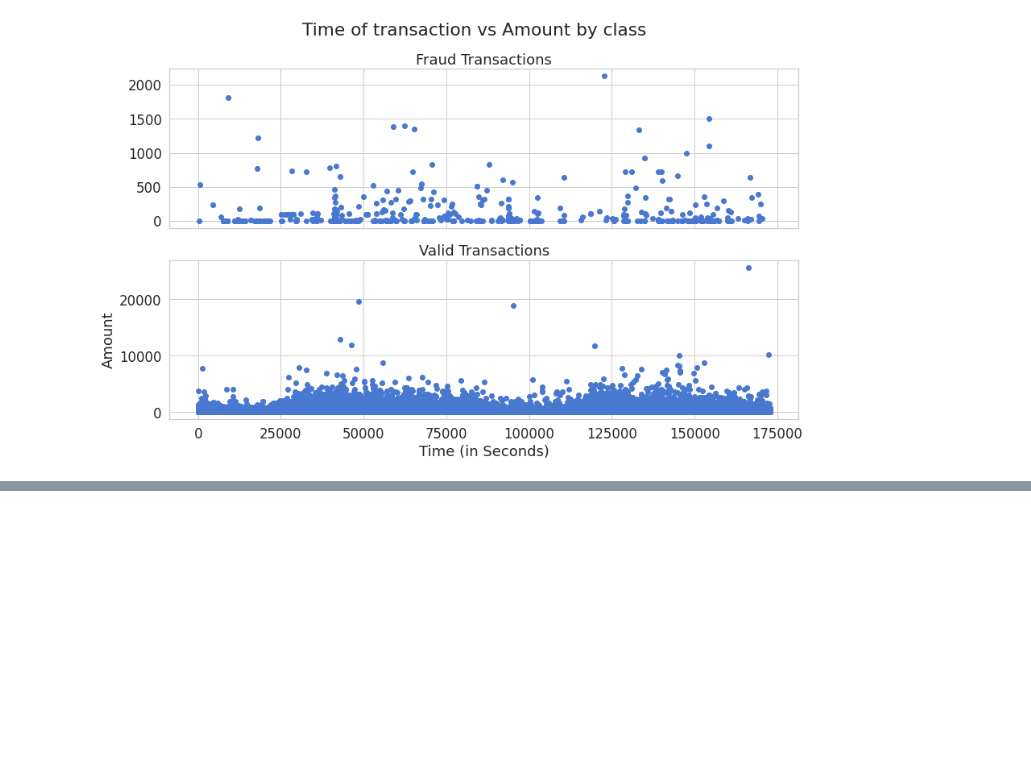
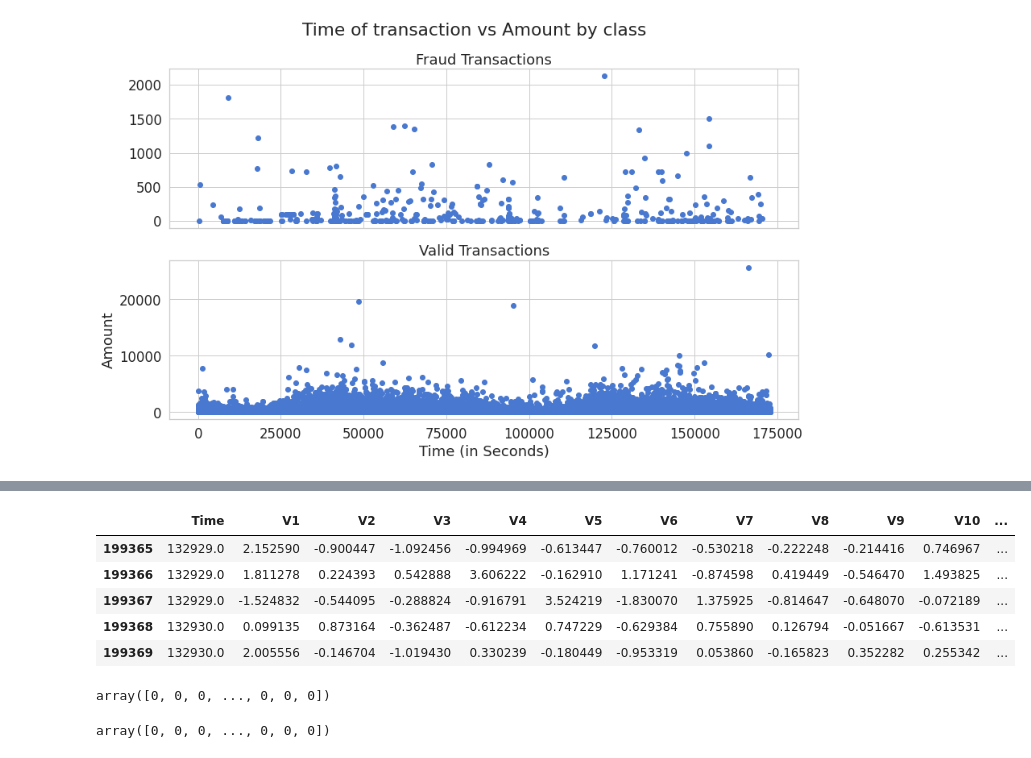
Before and after one commit to SyedHuzaifa007/PIAIC-Deep-Learning-Assignment, a Jupyter notebook: Credit_Card_Fraud_Detection_assignment.ipynb, the cells around one changed output, grey strips where cells are left out. Cells and saved outputs as stored; diff of their text form; code cells hidden in the pictures; blank space fills up the shorter version.

```diff
--- a/Credit_Card_Fraud_Detection_assignment.ipynb
+++ b/Credit_Card_Fraud_Detection_assignment.ipynb
@@ -214,0 +259,10 @@ plt.show()
+# %%
+test_data.sample(frac = 1)
+test_data.head()
+# %% [output]
+|  | Time | V1 | V2 | V3 | V4 | V5 | V6 | V7 | V8 | V9 | V10 | ... |
+| 199365 | 132929.0 | 2.152590 | -0.900447 | -1.092456 | -0.994969 | -0.613447 | -0.760012 | -0.530218 | -0.222248 | -0.214416 | 0.746967 | ... |
+| 199366 | 132929.0 | 1.811278 | 0.224393 | 0.542888 | 3.606222 | -0.162910 | 1.171241 | -0.874598 | 0.419449 | -0.546470 | 1.493825 | ... |
+| 199367 | 132929.0 | -1.524832 | -0.544095 | -0.288824 | -0.916791 | 3.524219 | -1.830070 | 1.375925 | -0.814647 | -0.648070 | -0.072189 | ... |
+| 199368 | 132930.0 | 0.099135 | 0.873164 | -0.362487 | -0.612234 | 0.747229 | -0.629384 | 0.755890 | 0.126794 | -0.051667 | -0.613531 | ... |
+| 199369 | 132930.0 | 2.005556 | -0.146704 | -1.019430 | 0.330239 | -0.180449 | -0.953319 | 0.053860 | -0.165823 | 0.352282 | 0.255342 | ... |
@@ -214,0 +275,8 @@ plt.show()
+# %%
+train_labels
+# %% [output]
+array([0, 0, 0, ..., 0, 0, 0])
+# %%
+test_labels
+# %% [output]
+array([0, 0, 0, ..., 0, 0, 0])
```
Also changed, not shown: parts of 10 cells of this notebook.
